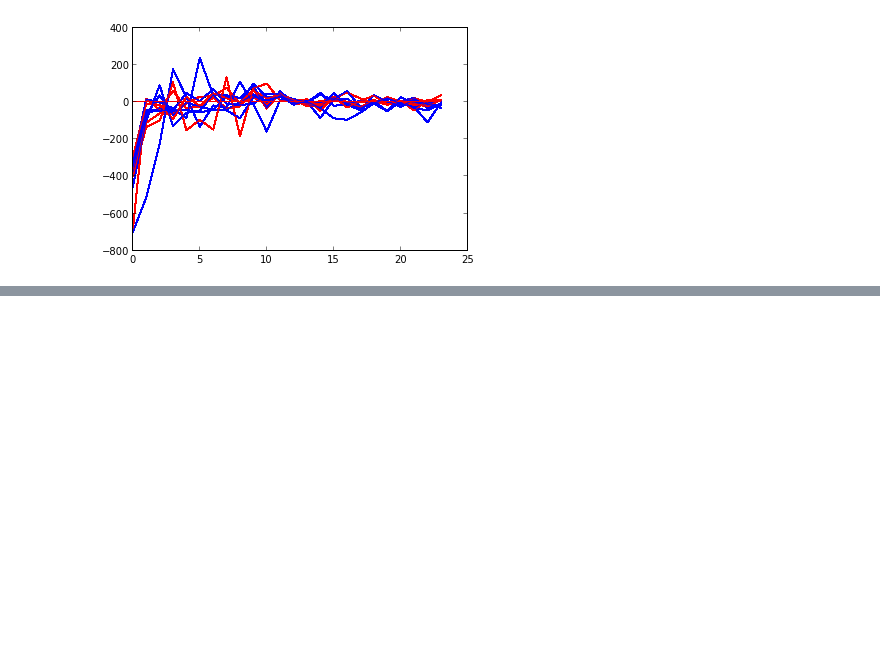
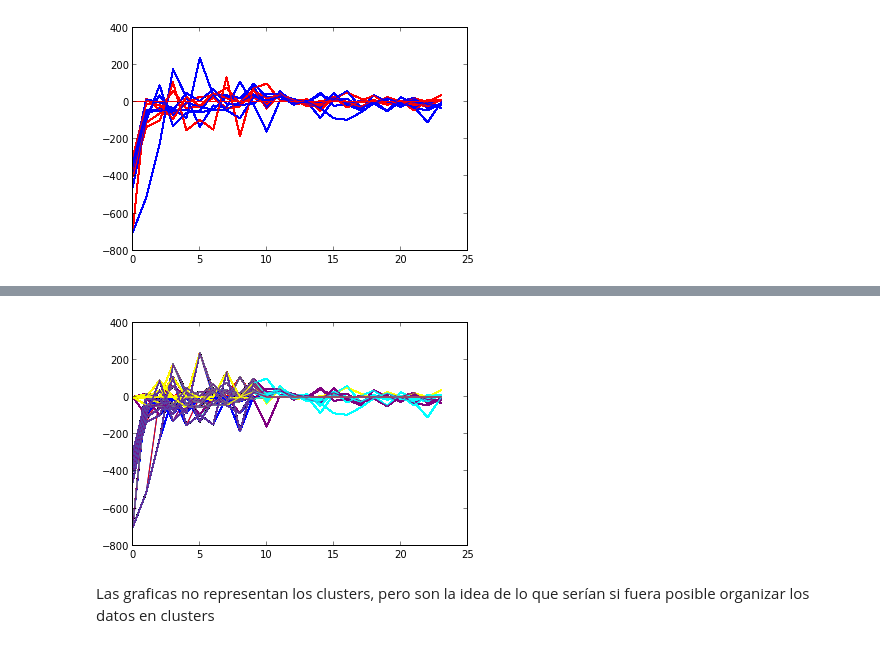
Before and after one commit to JulianaAyala/MetodosComputacionales, a Jupyter notebook: Tarea4/Homicidios.ipynb, the cells around one changed output, grey strips where cells are left out. Cells and saved outputs as stored; diff of their text form; code cells hidden in the pictures; blank space fills up the shorter version.

```diff
--- a/Tarea4/Homicidios.ipynb
+++ b/Tarea4/Homicidios.ipynb
@@ -362,0 +641,78 @@ for h in range(anios):
+# %%
+iteraciones = 10
+mediox1= zeros(iteraciones)
+medioy1= zeros(iteraciones)
+mediox2= zeros(iteraciones)
+medioy2= zeros(iteraciones)
+mediox3= zeros(iteraciones)
+medioy3= zeros(iteraciones)
+mediox4= zeros(iteraciones)
+medioy4= zeros(iteraciones)
+mediox5= zeros(iteraciones)
+medioy5= zeros(iteraciones)
+
+
+for h in range(anios):
+    for j in range(iteraciones):
+
+        mediox1[j] = mean(grupo1[:,h])
+        medioy1[j] = mean(grupo1[:,h])
+        mediox2[j] = mean(grupo2[:,h])
+        medioy2[j] = mean(grupo2[:,h])
+        mediox3[j] = mean(grupo3[:,h])
+        medioy3[j] = mean(grupo3[:,h])
+        mediox4[j] = mean(grupo4[:,h])
+        medioy4[j] = mean(grupo4[:,h])
+        mediox5[j] = mean(grupo5[:,h])
+        medioy5[j] = mean(grupo5[:,h])
+
+        for i in range(iteraciones):
+
+            c1_xn= mediox1[j]
+            c1_yn= medioy1[j]
+            c2_xn= mediox2[j]
+            c2_yn= medioy2[j]
+            c3_xn= mediox3[j]
+            c3_yn= medioy3[j]
+            c4_xn= mediox4[j]
+            c4_yn= medioy4[j]
+            c5_xn= mediox5[j]
+            c5_yn= medioy5[j]
+
+            x1[i] = combinacion[i,j] - c1_xn
+            y1[j] = combinacion[i,j] - c1_yn
+            x2[i] = combinacion[i,j] - c2_xn
+            y2[j] = combinacion[i,j] - c2_yn
+            x3[i] = combinacion[i,j] - c3_xn
+            y3[j] = combinacion[i,j] - c3_yn
+            x4[i] = combinacion[i,j] - c4_xn
+            y4[j] = combinacion[i,j] - c4_yn
+            x5[i] = combinacion[i,j] - c5_xn
+            y5[j] = combinacion[i,j] - c5_yn
+
+            distancia1[i] = sqrt((x1[i]**2)+(y1[j]**2))
+            distancia2[i] = sqrt((x2[i]**2)+(y2[j]**2))
+            distancia3[i] = sqrt((x3[i]**2)+(y3[j]**2))
+            distancia4[i] = sqrt((x4[i]**2)+(y4[j]**2))
+            distancia5[i] = sqrt((x5[i]**2)+(y5[j]**2))
+
+            if((distancia1[i]<distancia2[i]) & (distancia1[i]<distancia3[i])&(distancia1[i]<distancia4[i])&(distancia1[i]<distancia5[i])):
+                grupo1[i,j] = combinacion[i,j]
+            elif((distancia2[i]<distancia1[i]) & (distancia2[i]<distancia3[i])&(distancia2[i]<distancia4[i])&(distancia2[i]<distancia5[i])):
+                grupo2[i,j]=combinacion[i,j]
+            elif((distancia3[i]<distancia1[i])&(distancia3[i]<distancia2[i])&(distancia3[i]<distancia4[i])&(distancia3[i]<distancia5[i])):
+                grupo3[i,j] = combinacion[i,j]
+            elif((distancia4[i]<distancia1[i])&(distancia4[i]<distancia2[i])&(distancia4[i]<distancia3[i])&(distancia4[i]<distancia5[i])):
+                grupo4[i,j] = combinacion[i,j]
+            else:
+                grupo5[i,j]=combinacion[i,j]
+
+            plot(grupo1[i,:], c='red')
+            plot(grupo2[i,:], c='blue')
+            plot(grupo3[i,:], c='yellow')
+            plot(grupo4[i,:], c='cyan')
+            plot(grupo5[i,:], c='purple')
+# %% [output]
+[figure, added]
+# %% [markdown]
+Las graficas no representan los clusters, pero son la idea de lo que serían si fuera posible organizar los datos en clusters
```
Also changed, not shown: parts of 12 cells of this notebook.
